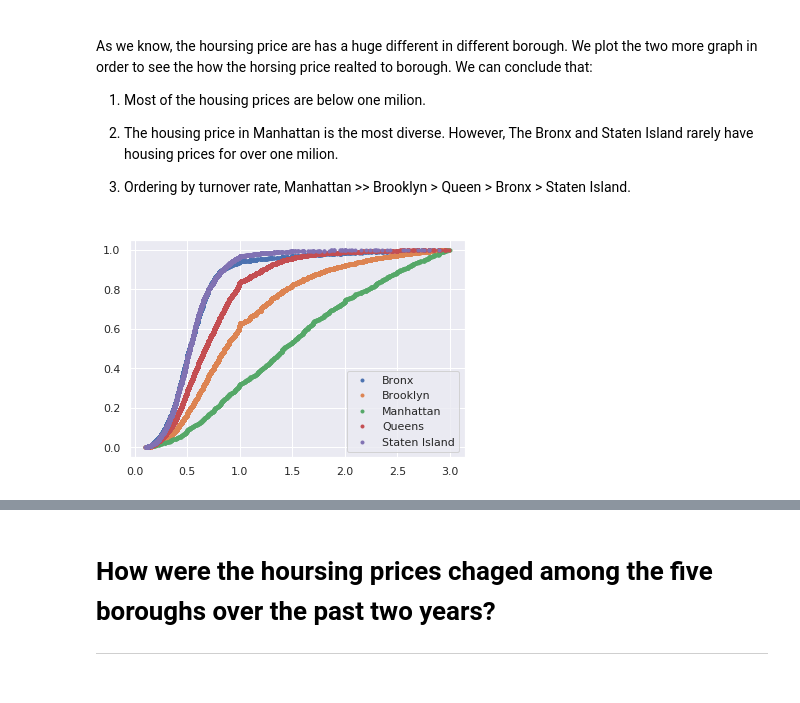
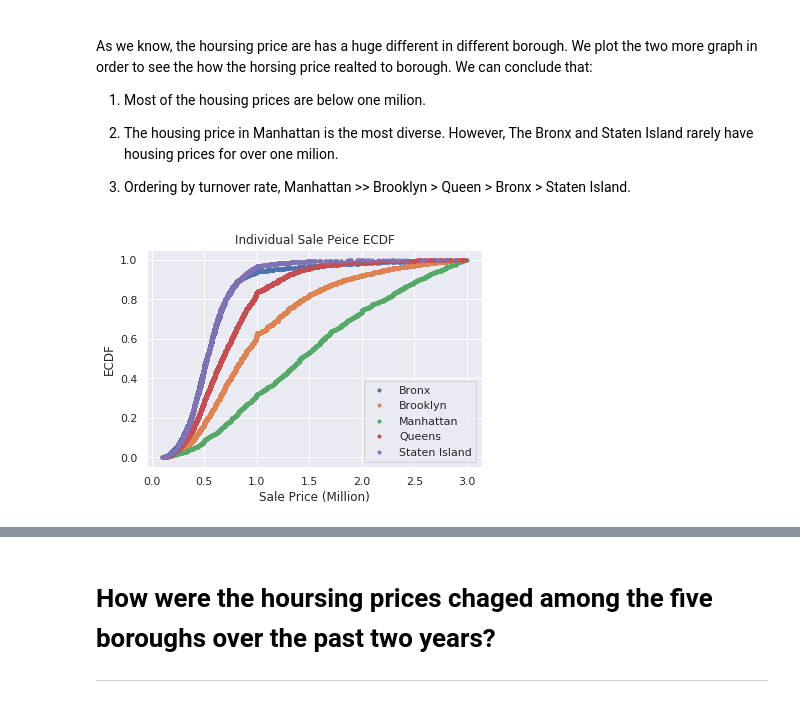
Before and after one commit to zhuoyingcai/NYC-Housing-Prices-Analysis, a Jupyter notebook: NYC_Housing_Prices_Analysis.ipynb, the cells around one changed output, grey strips where cells are left out. Drawn from its saved outputs; the diff is of its cells as text; code cells hidden in the pictures.

```diff
--- a/NYC_Housing_Prices_Analysis.ipynb
+++ b/NYC_Housing_Prices_Analysis.ipynb
@@ -281,18 +284,21 @@ As we know, the hoursing price are has a huge different in different borough. We
 # %%
 # gets borough list
 boroughs = df['BOROUGH'].unique().tolist()
 df_index = df.set_index('BOROUGH', drop=False)
 
 # draw ECDFs
 for borough in boroughs:
   x = np.sort(df_index.loc[borough]['SALE PRICE']/1000000)
   y = np.arange(1, len(x)+1) / len(x)
   _ = plt.plot(x, y, marker='.', linestyle='none')
 
 plt.legend(boroughs)
+_ = plt.title('Individual Sale Peice ECDF')
+_ = plt.xlabel('Sale Price (Million)')
+_ = plt.ylabel('ECDF')
 plt.show()
 # %% [output]
-[figure, old version]
+[figure, new version]
 # %%
 # shows the average price in each boroughs
 _ = sns.boxplot(x='BOROUGH', y='SALE PRICE', data=df)
```
Also changed, not shown: parts of 5 cells of this notebook.
